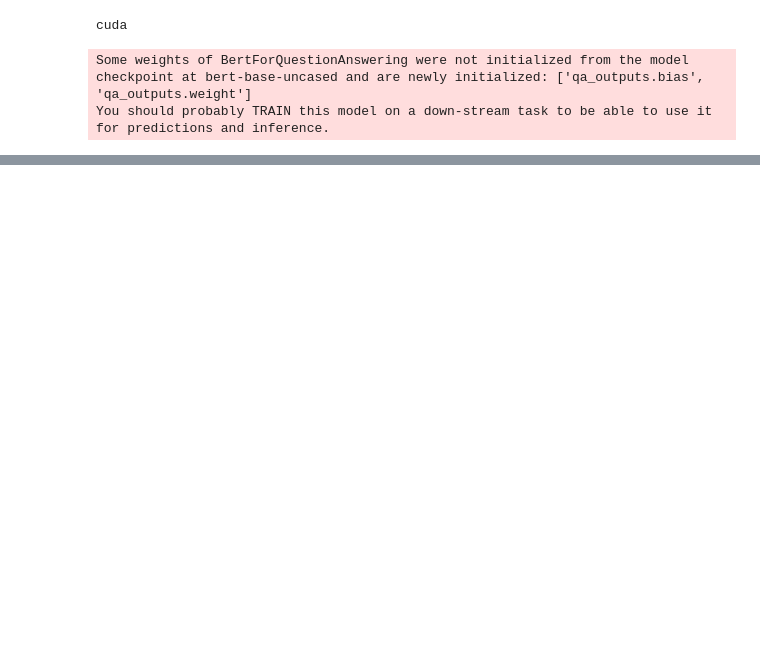
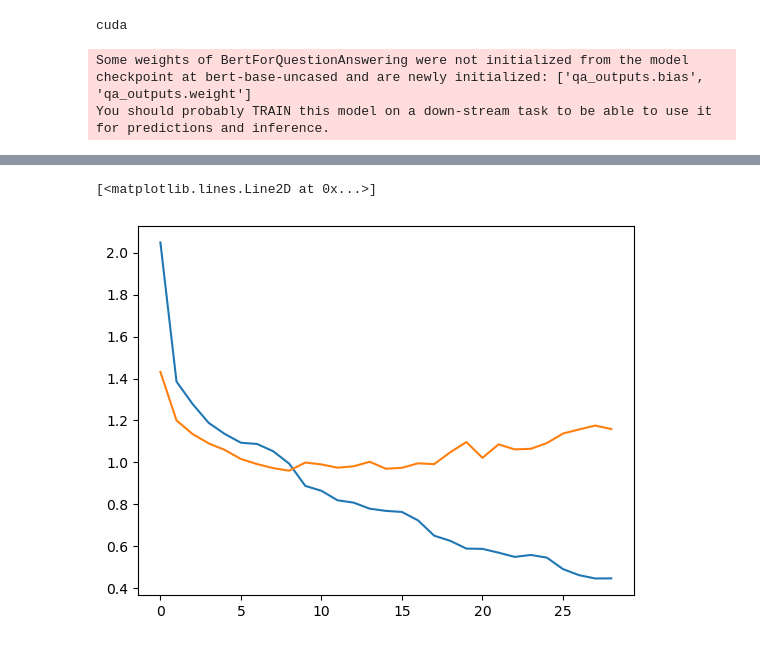
Before and after one commit to yalibert/QA_astroph, a Jupyter notebook: Fine_tuning.ipynb, the cells around one changed output, grey strips where cells are left out. Cells and saved outputs as stored; diff of their text form; code cells hidden in the pictures; blank space fills up the shorter version.

```diff
--- a/Fine_tuning.ipynb
+++ b/Fine_tuning.ipynb
@@ -64,3 +14,15 @@ test_data, val_data = train_test_split(temp_data, test_size=0.5, random_state=42
+# %%
+import json
+
+# Open and read the JSON files
+with open('train_dataset.json', 'r') as file:
+    train_data = json.load(file)
+
+with open('test_dataset.json', 'r') as file:
+    test_data = json.load(file)
+
+with open('eval_dataset.json', 'r') as file:
+    eval_data = json.load(file)
 # %%
 len(train_data)
 # %% [output]
@@ -89,3 +47,13 @@ formatted_test_data = {
 
 # Create a Hugging Face dataset
 test_dataset = Dataset.from_dict(formatted_test_data)
+# %%
+# same for test dataset
+formatted_eval_data = {
+    "context": [item["context"] for item in eval_data],
+    "question": [item["question"] for item in eval_data],
+    "answers": [item["answer"] for item in eval_data],
+}
+
+# Create a Hugging Face dataset
+eval_dataset = Dataset.from_dict(formatted_eval_data)
@@ -126,19 +103,3 @@ def compute_loss(model, inputs, return_outputs=False):
     if return_outputs:
         return total_loss, outputs
     return total_loss
-# %%
-# Tokenize the dataset
-def preprocess_function(examples):
-    tokenized_inputs = tokenizer(
-        examples["question"],
-        examples["context"],
-        truncation=True,
-        padding="max_length",
-        max_length=384,
-    )
-    tokenized_inputs["start_positions"] = examples["start_positions"]
-    tokenized_inputs["end_positions"] = examples["end_positions"]
-    return tokenized_inputs
-
-tokenized_train_datasets = train_dataset.map(preprocess_function, batched=True)
-tokenized_test_datasets = test_dataset.map(preprocess_function, batched=True)
@@ -249,0 +243,2 @@ AttributeError: 'NoneType' object has no attribute 'save_pretrained'
+# %%
+tokenized_eval_datasets = eval_dataset.map(preprocess_function, batched=True)
@@ -249,0 +437,6 @@ AttributeError: 'NoneType' object has no attribute 'save_pretrained'
+# %%
+plt.plot(list_train_loss)
+plt.plot(list_eval_loss)
+# %% [output]
+[<matplotlib.lines.Line2D at 0x...>]
+[figure, added]
```
Also changed, not shown: parts of 35 cells of this notebook, 3 other files.
